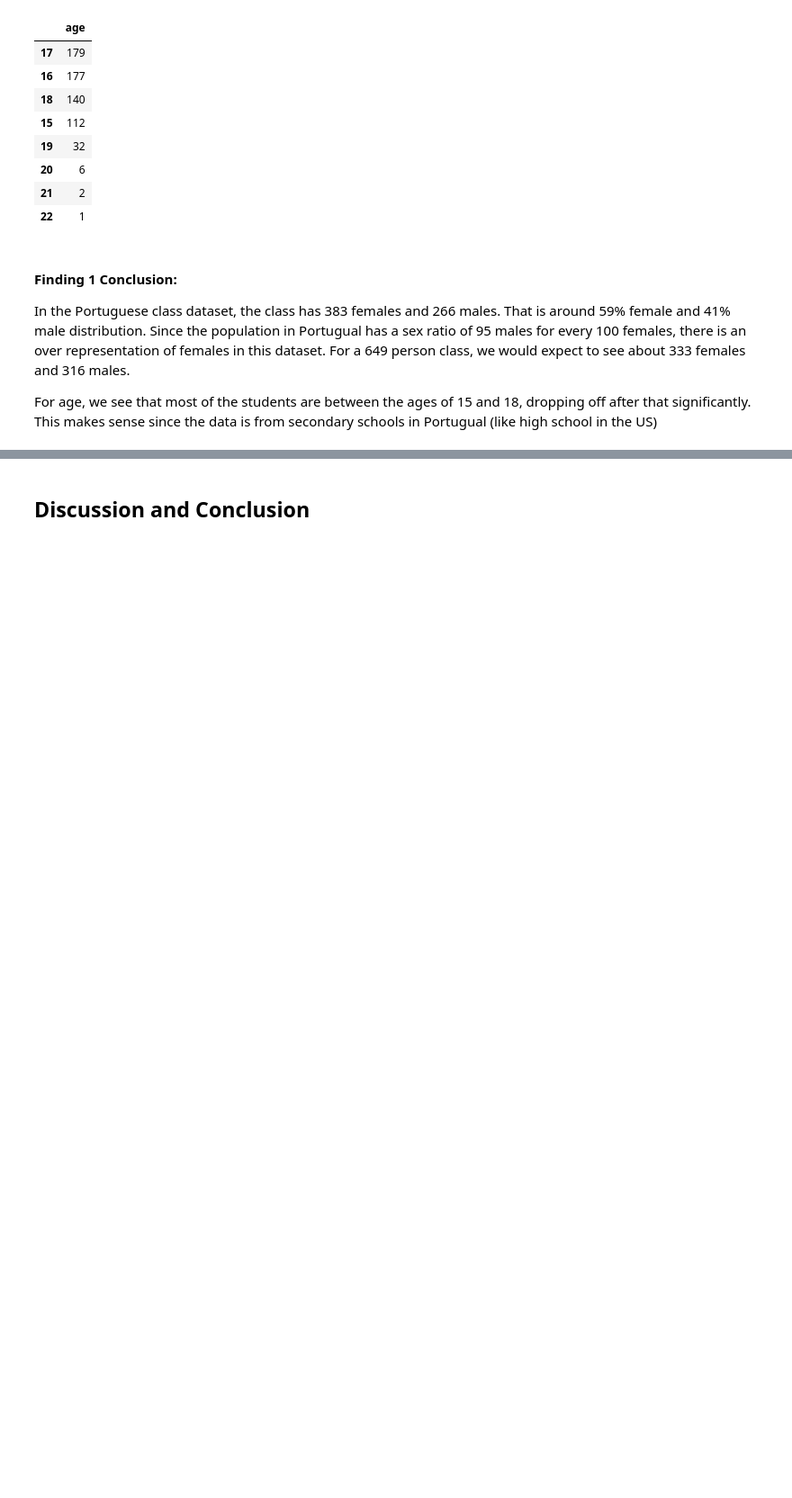
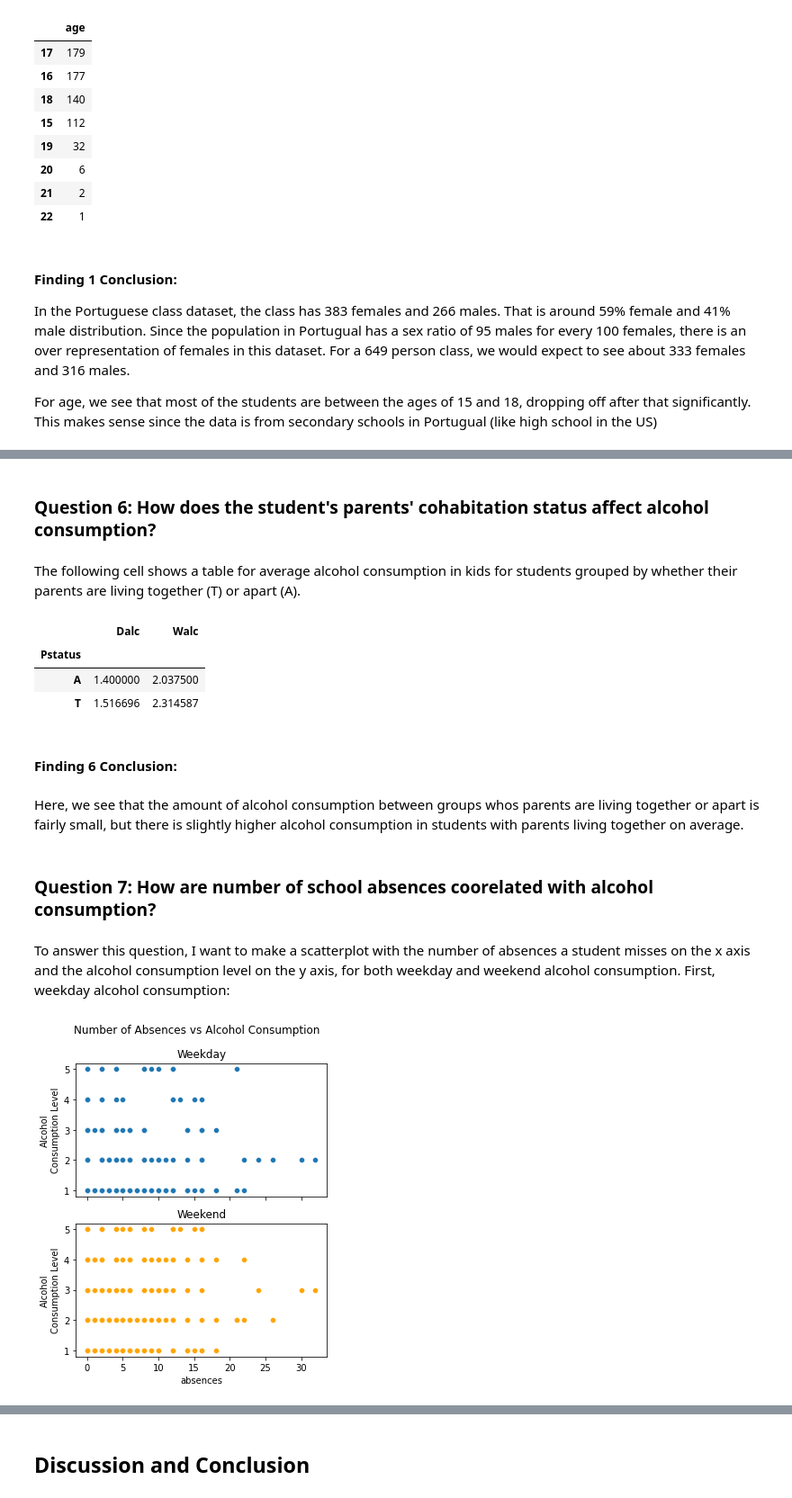
Before and after one commit to christinedien/hcde-410-final, a Jupyter notebook: hcde-410-final.ipynb, the cells around one changed output, grey strips where cells are left out. Shown at 90% size. Cells and saved outputs as stored; diff of their text form; code cells hidden in the pictures; blank space fills up the shorter version.

```diff
--- a/hcde-410-final.ipynb
+++ b/hcde-410-final.ipynb
@@ -261,0 +402,34 @@ For age, we see that most of the students are between the ages of 15 and 18, dro
+# %% [markdown]
+### Question 6: How does the student's parents' cohabitation status affect alcohol consumption?
+# %% [markdown]
+The following cell shows a table for average alcohol consumption in kids for students grouped by whether their parents are living together (T) or apart (A).
+# %%
+parents = group_avg_alc(df, 'Pstatus')
+# %% [output]
+|  | Dalc | Walc |
+| Pstatus |  |  |
+| A | 1.400000 | 2.037500 |
+| T | 1.516696 | 2.314587 |
+# %% [markdown]
+#### Finding 6 Conclusion:
+# %% [markdown]
+Here, we see that the amount of alcohol consumption between groups whos parents are living together or apart is fairly small, but there is slightly higher alcohol consumption in students with parents living together on average.
+# %% [markdown]
+### Question 7: How are number of school absences coorelated with alcohol consumption?
+# %% [markdown]
+To answer this question, I want to make a scatterplot with the number of absences a student misses on the x axis and the alcohol consumption level on the y axis, for both weekday and weekend alcohol consumption. First, weekday alcohol consumption:
+# %%
+fig4, axes4 = plt.subplots(2,1, sharex=True, figsize=(5,6))
+
+sns.scatterplot(ax=axes4[0], data=df, x='absences', y='Dalc')
+sns.scatterplot(ax=axes4[1], data=df, x='absences', y='Walc', color='orange')
+
+axes4[0].set_title('Weekday')
+axes4[0].set_ylabel('Alcohol\nConsumption Level')
+axes4[1].set_title('Weekend')
+axes4[1].set_ylabel('Alcohol\nConsumption Level')
+plt.suptitle('Number of Absences vs Alcohol Consumption')
+fig4.savefig('absence_vs_alc.png', bbox_inches='tight')
+plt.show()
+# %% [output]
+[figure, added]
```
Also changed, not shown: parts of 45 cells of this notebook, 6 other files.
